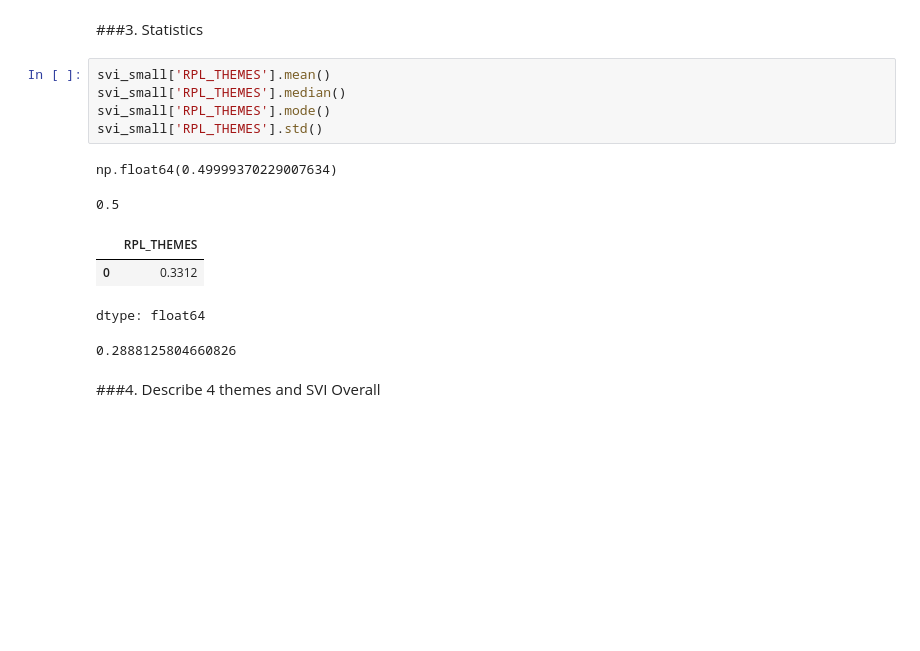
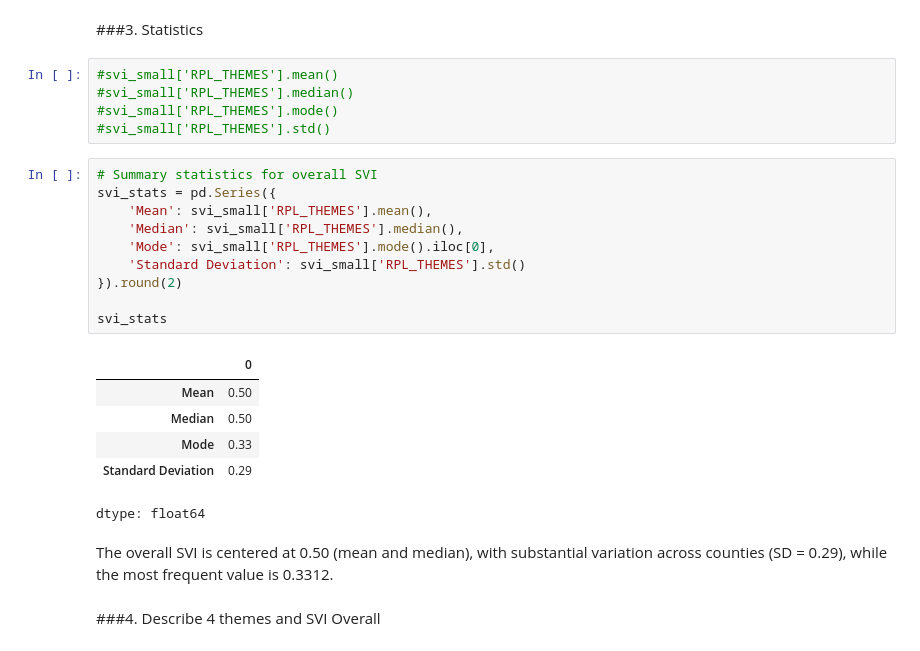
Before and after one commit to shirleyrutgers/DataManPy, a Jupyter notebook: ps1dataman.ipynb, the cells around one changed output. Cells and saved outputs as stored; diff of their text form; blank space fills up the shorter version.

```diff
--- a/ps1dataman.ipynb
+++ b/ps1dataman.ipynb
@@ -695,17 +701,29 @@ svi_small[['COUNTY', 'RPL_THEMES']][0:3]
 # %% [markdown]
 ###3. Statistics
 # %%
-svi_small['RPL_THEMES'].mean()
-svi_small['RPL_THEMES'].median()
-svi_small['RPL_THEMES'].mode()
-svi_small['RPL_THEMES'].std()
+#svi_small['RPL_THEMES'].mean()
+#svi_small['RPL_THEMES'].median()
+#svi_small['RPL_THEMES'].mode()
+#svi_small['RPL_THEMES'].std()
-# %% [output]
-np.float64(0.49999370229007634)
-0.5
-|  | RPL_THEMES |
-| 0 | 0.3312 |
-dtype: float64
-0.2888125804660826
+# %%
+# Summary statistics for overall SVI
+svi_stats = pd.Series({
+    'Mean': svi_small['RPL_THEMES'].mean(),
+    'Median': svi_small['RPL_THEMES'].median(),
+    'Mode': svi_small['RPL_THEMES'].mode().iloc[0],
+    'Standard Deviation': svi_small['RPL_THEMES'].std()
+}).round(2)
+
+svi_stats
+# %% [output]
+|  | 0 |
+| Mean | 0.50 |
+| Median | 0.50 |
+| Mode | 0.33 |
+| Standard Deviation | 0.29 |
+dtype: float64
+# %% [markdown]
+The overall SVI is centered at 0.50 (mean and median), with substantial variation across counties (SD = 0.29), while the most frequent value is 0.3312.
 # %% [markdown]
 ###4. Describe 4 themes and SVI Overall
 # %%
```
Also changed, not shown: parts of 19 cells of this notebook.
